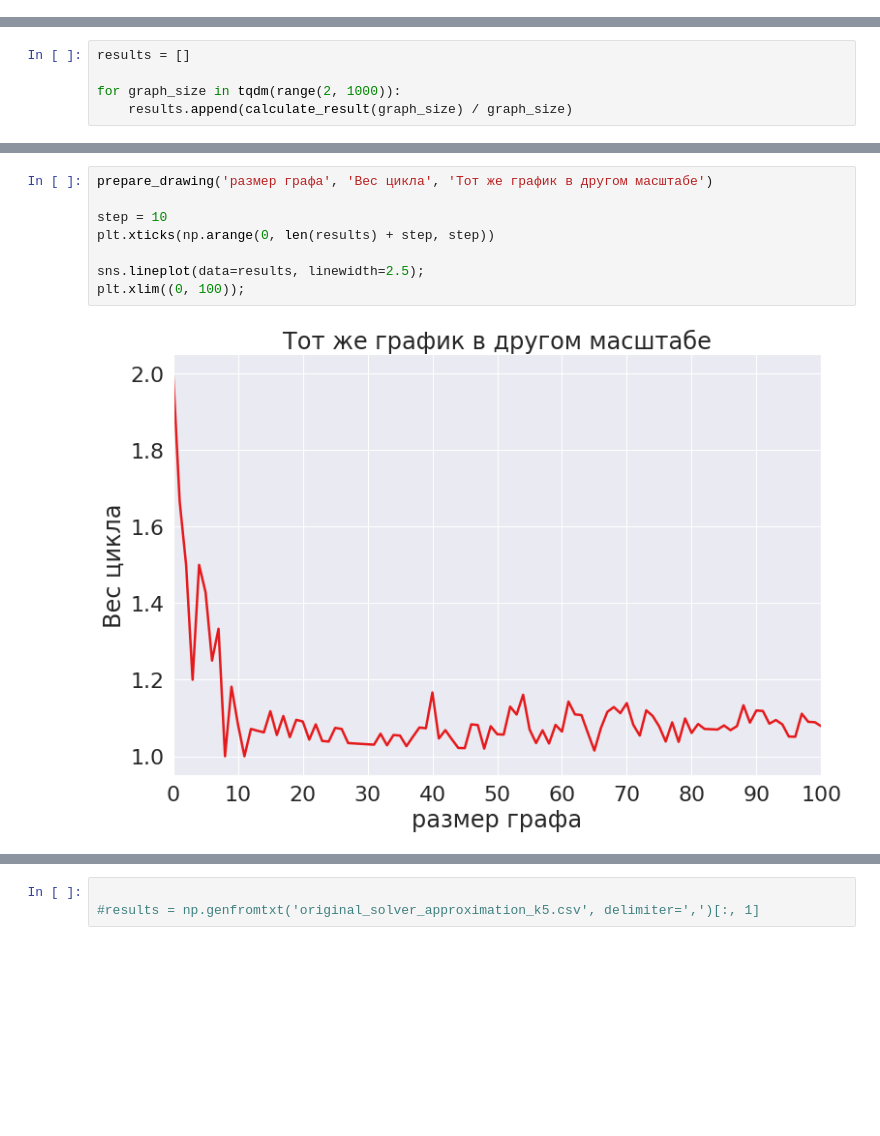
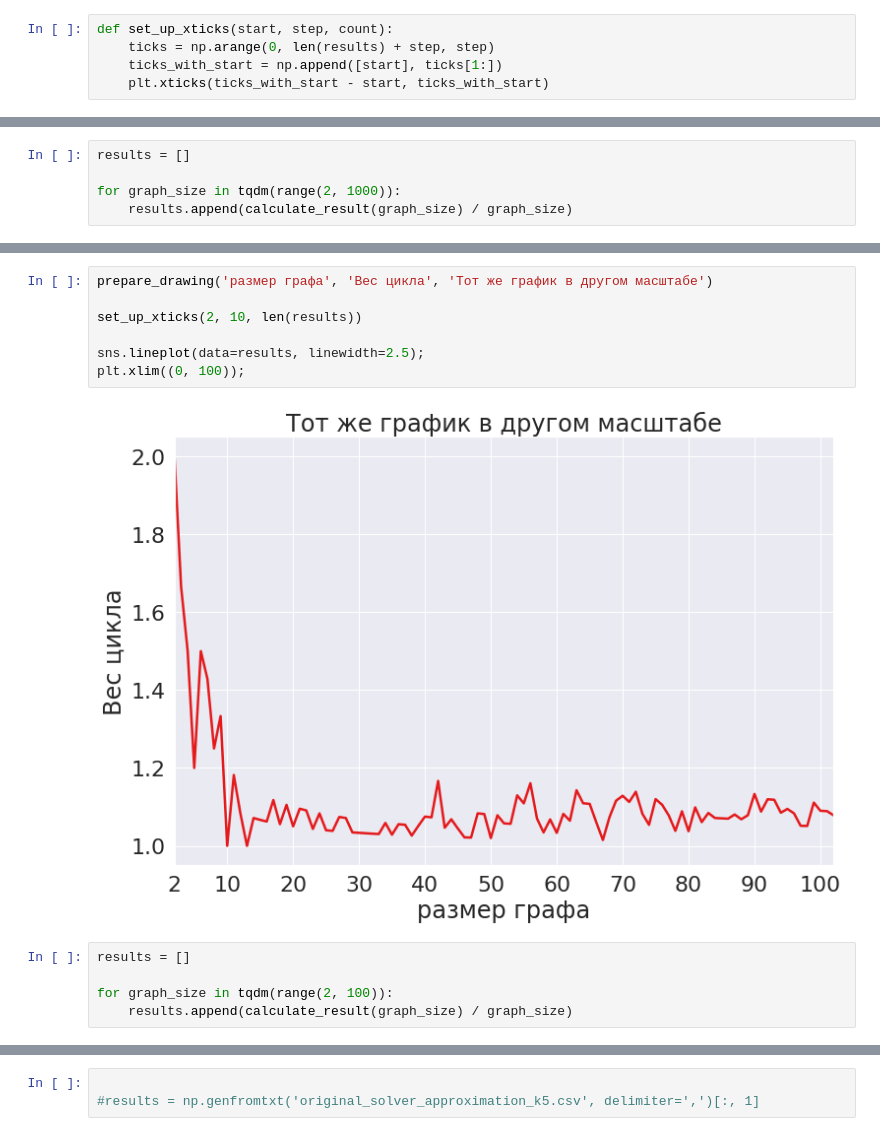
Before and after one commit to falseness/tsp, a Jupyter notebook: project.ipynb, the cells around one changed output, grey strips where cells are left out. Cells and saved outputs as stored; diff of their text form; blank space fills up the shorter version.

```diff
--- a/project.ipynb
+++ b/project.ipynb
@@ -18,6 +18,11 @@ def prepare_drawing(xlabel, ylabel, title):
     plt.xlabel(xlabel)
     plt.ylabel(ylabel)
     plt.title(title)
+# %%
+def set_up_xticks(start, step, count):
+    ticks = np.arange(0, len(results) + step, step)
+    ticks_with_start = np.append([start], ticks[1:])
+    plt.xticks(ticks_with_start - start, ticks_with_start)
 # %%
 def calculate_result(graph_size, seed=0):
     !./generate_graph.sh {graph_size} {seed}
@@ -41,13 +55,17 @@ plt.xticks(np.arange(0, len(results) + step, step))
 sns.lineplot(data=results, linewidth=2.5);
 # %% [output]
 [figure]
-# %%
-prepare_drawing('размер графа', 'Вес цикла', 'Тот же график в другом масштабе')
-
-step = 10
-plt.xticks(np.arange(0, len(results) + step, step))
-
-sns.lineplot(data=results, linewidth=2.5);
-plt.xlim((0, 100));
-# %% [output]
-[figure, removed]
+# %%
+prepare_drawing('размер графа', 'Вес цикла', 'Тот же график в другом масштабе')
+
+set_up_xticks(2, 10, len(results))
+
+sns.lineplot(data=results, linewidth=2.5);
+plt.xlim((0, 100));
+# %% [output]
+[figure, added]
+# %%
+results = []
+
+for graph_size in tqdm(range(2, 100)):
+    results.append(calculate_result(graph_size) / graph_size)
```
Also changed, not shown: parts of 10 cells of this notebook, 10 other files.
